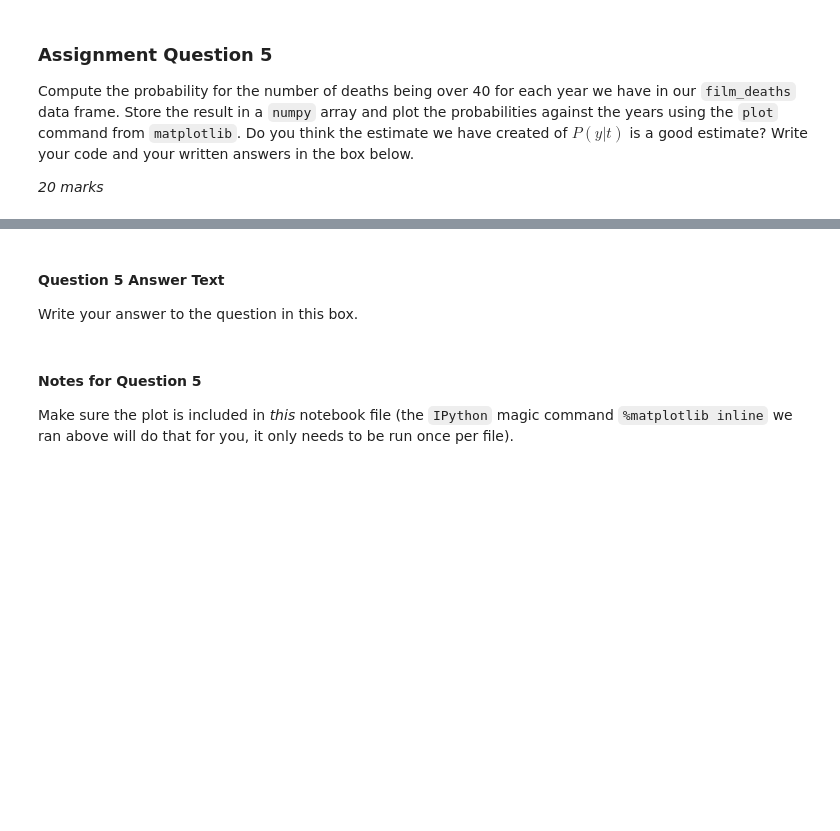
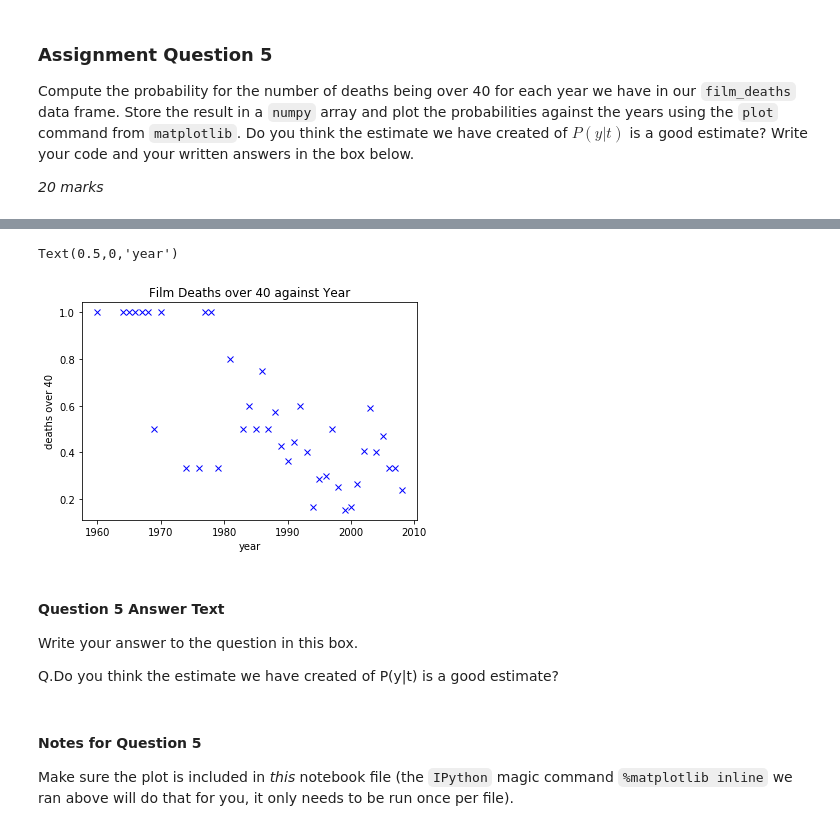
Before and after one commit to TUOS-COM-4509-6509-2018-19/assignment-1-chloe91, a Jupyter notebook: lab_session_week1.ipynb, the cells around one changed output, grey strips where cells are left out. Drawn from its saved outputs; the diff is of its cells as text; code cells hidden in the pictures; blank space fills up the shorter version.

```diff
--- a/lab_session_week1.ipynb
+++ b/lab_session_week1.ipynb
@@ -295,7 +463,40 @@ Compute the probability for the number of deaths being over 40 for each year we
+# %%
+# Question 5 Answer Code
+# Write code for you answer to this question in this box
+# Do not delete these comments, otherwise you will get zero for this answer.
+# Make sure your code has run and the answer is correct *before* submitting your notebook for marking.
+
+%matplotlib inline
+import pylab as plt # imports the plotting library
+from pprint import pprint
+
+#Get Probability for the number of deaths being over 40 for each year
+#Get data which the number of deaths is over 40
+deathsOver40 = film_deaths[film_deaths['Body_Count']>40].sort_values('Year', ascending=True)
+#print(deathsOver40)
+result=dict()
+for eachY in set(deathsOver40.Year):
+    prob = len(deathsOver40[deathsOver40.Year==eachY])/len(film_deaths[film_deaths.Year==eachY])
+    result[eachY]=prob
+
+#pprint(result)
+
+#plotting
+plt.plot(result.keys(), result.values(), 'bx')
+ax = plt.gca() # obtain a handle to the current axis
+# give the plot some titles and labels
+plt.title('Film Deaths over 40 against Year')
+plt.ylabel('deaths over 40')
+plt.xlabel('year')
+# %% [output]
+Text(0.5,0,'year')
+[figure, added]
 # %% [markdown]
 #### Question 5 Answer Text
 
 Write your answer to the question in this box.
+
+Q.Do you think the estimate we have created of  P(y|t)  is a good estimate?
 # %% [markdown]
 #### Notes for Question 5
 
```
Also changed, not shown: parts of 27 cells of this notebook.
